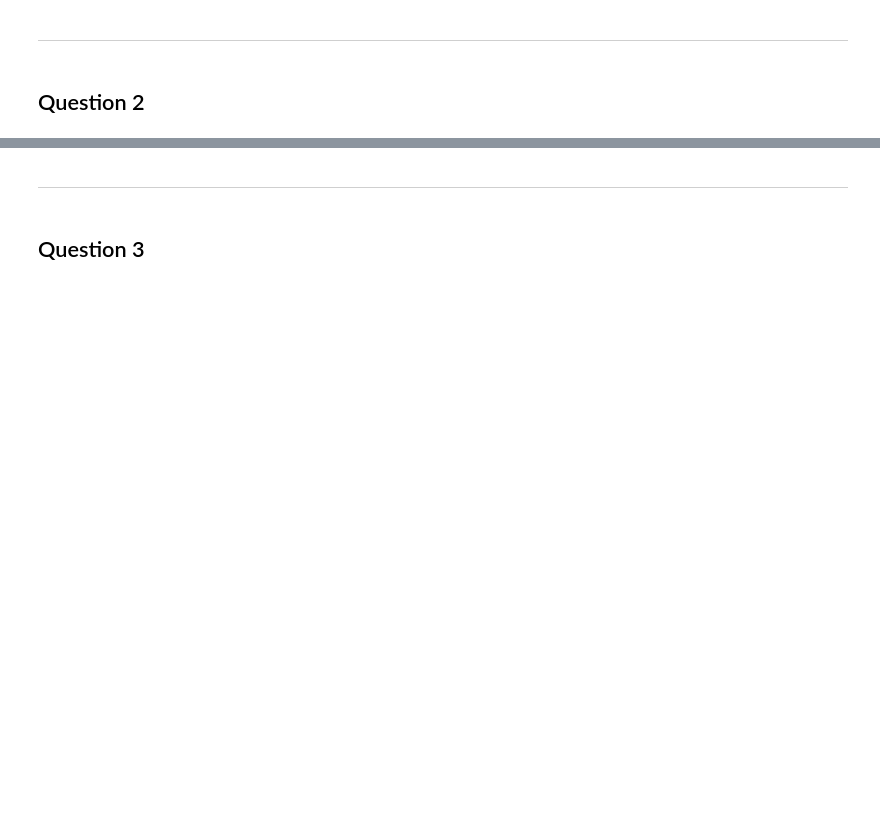
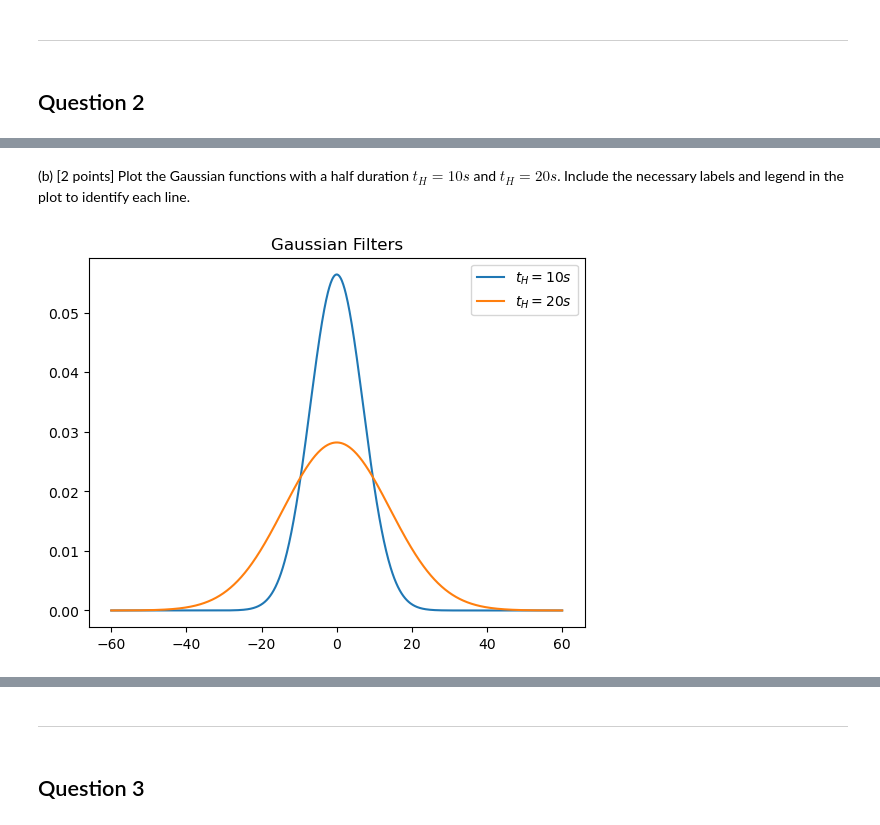
Before and after one commit to 21chengjk1/PHY408Labs, a Jupyter notebook: Lab2/Jack_Cheng_Lab2.ipynb, the cells around one changed output, grey strips where cells are left out. Saved outputs shown, nothing was run; the diff lists cells and outputs as text; code cells hidden in the pictures; blank space fills up the shorter version.

```diff
--- a/Lab2/Jack_Cheng_Lab2.ipynb
+++ b/Lab2/Jack_Cheng_Lab2.ipynb
@@ -49,0 +137,11 @@ needed).
+# %% [markdown]
+(b) [2 points] Plot the Gaussian functions with a half duration $t_H = 10s$ and $t_H = 20s$. Include the necessary
+labels and legend in the plot to identify each line.
+# %%
+plt.plot(t_gauss, g10, label='$t_H=10s$')
+plt.plot(t_gauss, g20, label='$t_H=20s$')
+plt.legend()
+plt.title("Gaussian Filters")
+plt.show()
+# %% [output]
+[figure, added]
```
Also changed, not shown: parts of 27 cells of this notebook, 2 other files.
